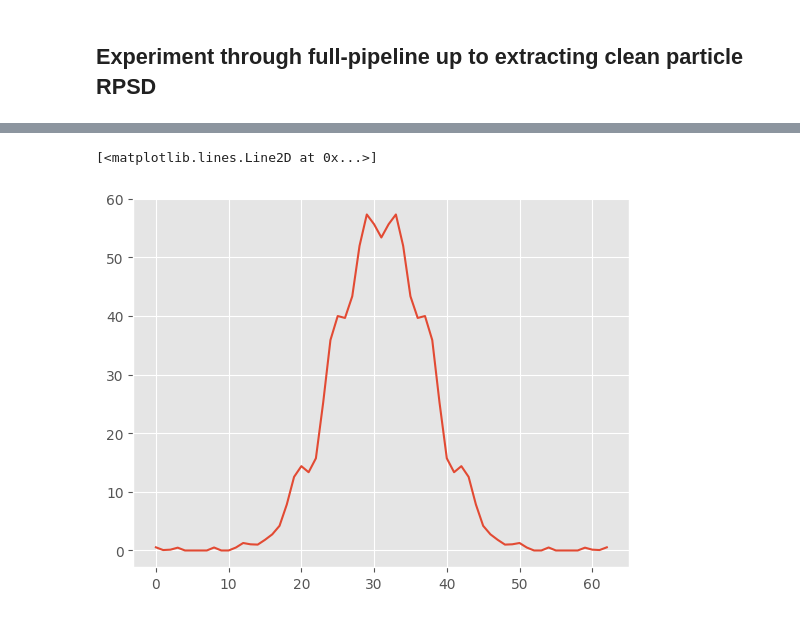
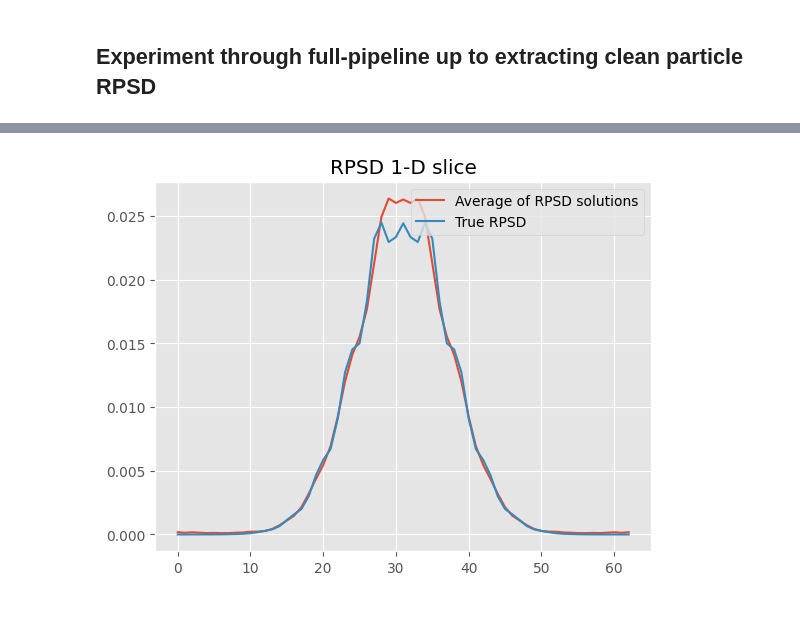
Before and after one commit to oppositecategory/3D_KLT, a Jupyter notebook: notebooks/full_RPSD_calculation.ipynb, the cells around one changed output, grey strips where cells are left out. Saved outputs shown, nothing was run; the diff lists cells and outputs as text; code cells hidden in the pictures.

Commit message:
- Removed performance bottle neck in PS calculation - Updated notebook of full RPSD

```diff
--- a/notebooks/full_RPSD_calculation.ipynb
+++ b/notebooks/full_RPSD_calculation.ipynb
@@ -216,10 +217,14 @@ psds = vectorized_spectral_estimation(samples, max_d)
 # %%
 # TODO: Note that there constants in energy-preservations might be
 # off.
-plt.plot(psds[20,L,L,:], label='True RPSD');
+avg_psd = np.mean(psds,axis=0)
+avg_psd /= np.linalg.norm(avg_psd)
+plt.title("RPSD 1-D slice")
+plt.plot(avg_psd[L,L,:], label='Average of RPSD solutions');
+plt.plot(S[L,L,:], label='True RPSD')
+plt.legend();
 # %% [output]
-[<matplotlib.lines.Line2D at 0x...>]
-[figure, old version]
+[figure, new version]
 # %%
 # Uniform sample points in [-1,1]
 grid = 2/(N-1)*np.arange(N) - 1
```
Also changed, not shown: parts of 25 cells of this notebook, 2 other files.
